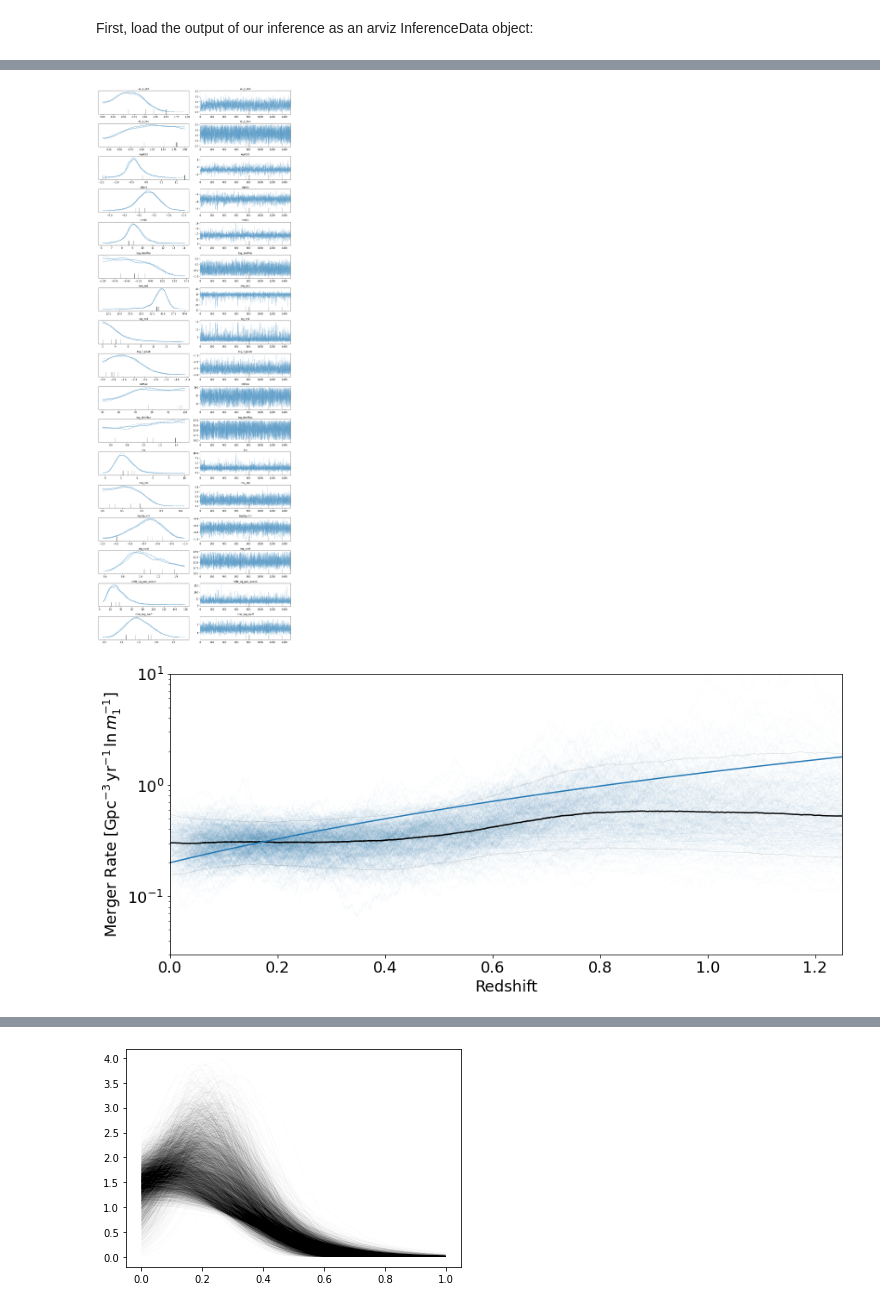
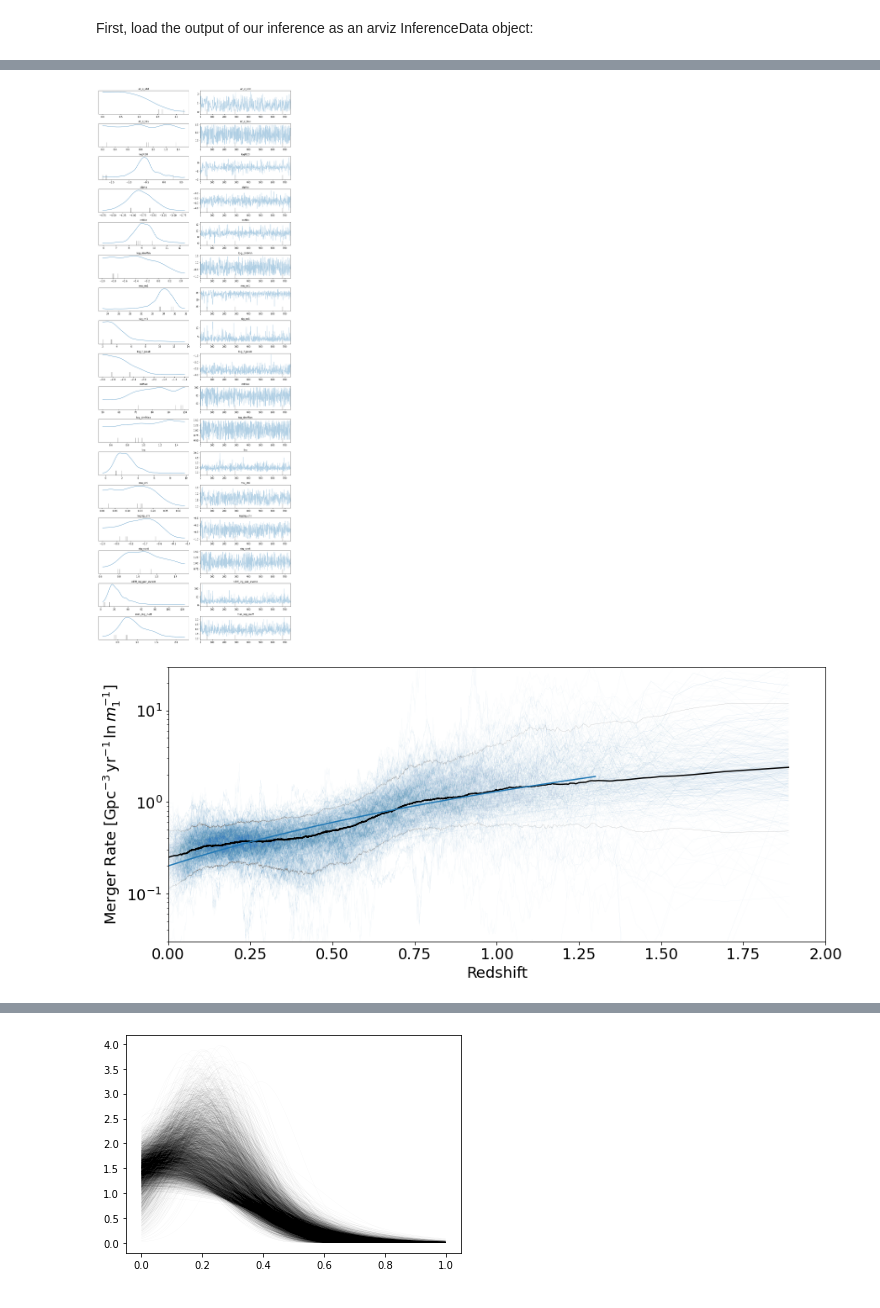
Before and after one commit to tcallister/autoregressive-bbh-inference, a Jupyter notebook: data/inspect_ar_z.ipynb, the cells around one changed output, grey strips where cells are left out. Cells and saved outputs as stored; diff of their text form; code cells hidden in the pictures.

```diff
--- a/data/inspect_ar_z.ipynb
+++ b/data/inspect_ar_z.ipynb
@@ -9,8 +9,8 @@ az.rcParams["plot.max_subplots"] = 80
 # %% [markdown]
 First, load the output of our inference as an arviz InferenceData object:
 # %%
-#data = az.from_netcdf("ar_z.cdf")
-data = az.from_netcdf("/mnt/ceph/users/tcallister/autoregressive-bbh-inference-data/ar_z_tauMax_2_relaxed.cdf")
+data = az.from_netcdf("ar_z_sfr.cdf")
+#data = az.from_netcdf("/mnt/ceph/users/tcallister/autoregressive-bbh-inference-data/ar_z_tauMax_2_relaxed.cdf")
 az.summary(data,["ar_z_std",
                  "ar_z_tau",
                  "logR20",
@@ -69,8 +70,9 @@ az.plot_trace(data,
 plt.tight_layout()
 plt.show()
 # %% [output]
-[figure, old version]
+[figure, new version]
 # %%
-#z_data = np.load('ar_z_data.npy',allow_pickle=True)[()]
-z_data = np.load('/mnt/ceph/users/tcallister/autoregressive-bbh-inference-data/ar_z_data_tauMax_2_relaxed.npy',allow_pickle=True)[()]
+z_data = np.load('ar_z_data_sfr.npy',allow_pickle=True)[()]
+#z_data = np.load('/mnt/ceph/users/tcallister/autoregressive-bbh-inference-data/ar_z_data_tauMax_2_relaxed.npy',allow_pickle=True)[()]
 z_values = z_data['z_allSamples']
+samps = data.posterior.stack(draws=("chain", "draw"))
@@ -79,34 +79,33 @@ samps = data.posterior.stack(draws=("chain", "draw"))
 # %%
 reduced_zs = z_values[::50]
 reduced_f_zs = samps['f_zs'][::50]
 
 R_zs = np.zeros((reduced_zs.size,reduced_f_zs.shape[1]))
 for i in range(reduced_f_zs.shape[1]):
-    R_zs[:,i] = samps.R20[i]*reduced_f_zs[:,i]
+    R_zs[:,i] = samps.R20[i]*reduced_f_zs[:,i]*(1.+reduced_zs)**2
 
 fig,ax = plt.subplots(figsize=(14,6))
 for i in np.random.choice(range(reduced_f_zs.shape[1]),500):
     ax.plot(reduced_zs,R_zs[:,i],color='#3182bd',alpha=0.1,lw=0.1,zorder=0)
 
 ax.plot(reduced_zs,np.median(R_zs,axis=1),color='black')
 ax.plot(reduced_zs,np.quantile(R_zs,0.05,axis=1),color='grey',lw=0.15)
 ax.plot(reduced_zs,np.quantile(R_zs,0.95,axis=1),color='grey',lw=0.15)
 
 zs = np.linspace(0,1.3,300)
 ax.plot(zs,0.2*(1.+zs)**2.7)
 
 ax.tick_params(labelsize=18)
-ax.set_xlim(0,1.25)
-ax.set_ylim(3e-2,10)
-#ax.set_xscale('log')
+ax.set_xlim(0,2)
+ax.set_ylim(3e-2,30)
 ax.set_yscale('log')
 
 #ax.set_xticks([10,30,100])
 #ax.get_xaxis().set_major_formatter(mpl.ticker.ScalarFormatter())
 
 ax.set_xlabel('Redshift',fontsize=18)
 ax.set_ylabel('Merger Rate [$\mathrm{Gpc}^{-3}\,\mathrm{yr}^{-1}\,\ln m_1^{-1}$]',fontsize=18)
 
 plt.show()
 # %% [output]
-[figure, old version]
+[figure, new version]
```
Also changed, not shown: parts of 6 cells of this notebook, 5 other files.
